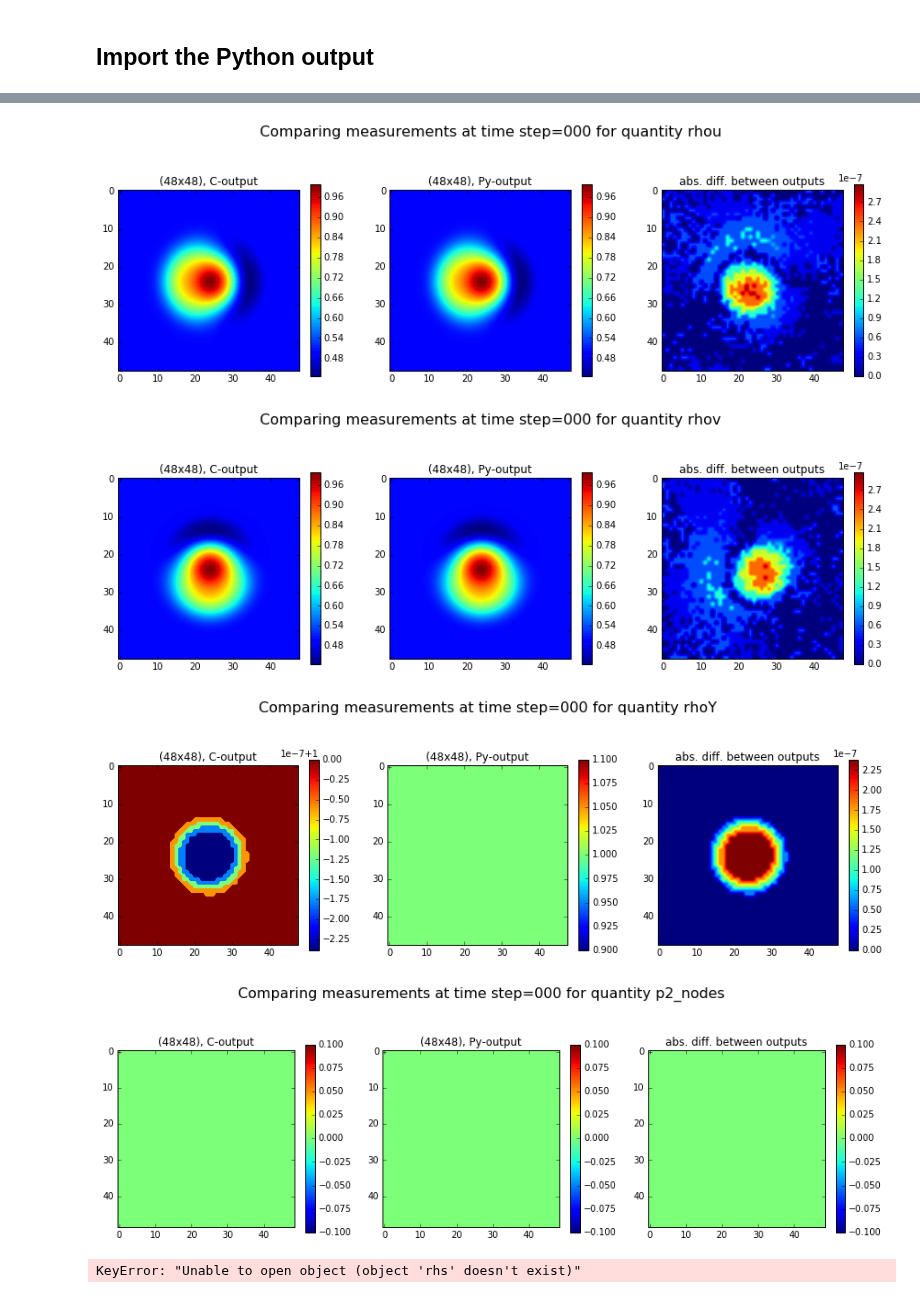
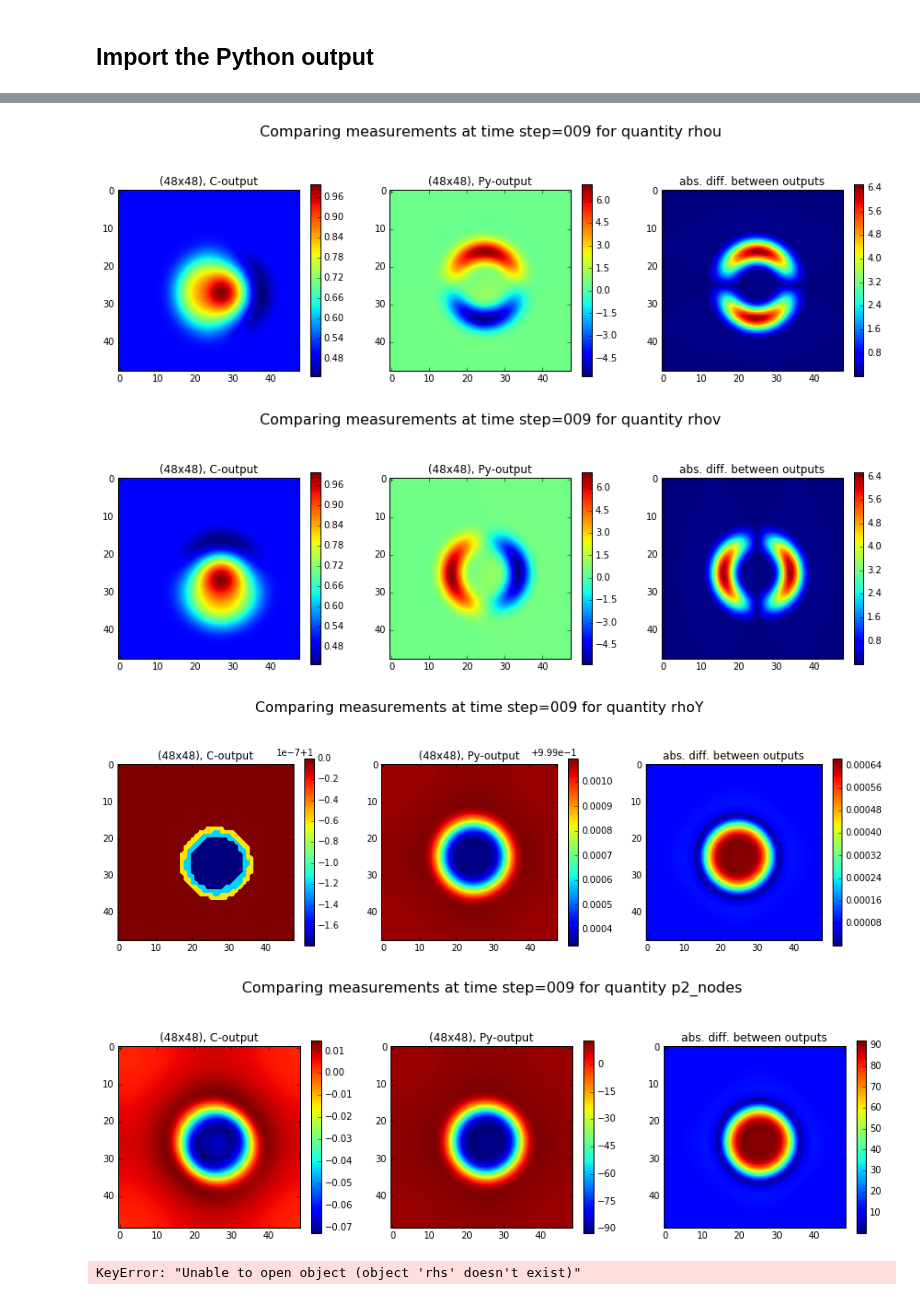
Before and after one commit to ray-chew/pyBELLA, a Jupyter notebook: RKLM_Reference/hdf4-5_converter_viewer.ipynb, the cells around one changed output, grey strips where cells are left out. Saved outputs shown, nothing was run; the diff lists cells and outputs as text; code cells hidden in the pictures.

```diff
--- a/RKLM_Reference/hdf4-5_converter_viewer.ipynb
+++ b/RKLM_Reference/hdf4-5_converter_viewer.ipynb
@@ -85,22 +90,15 @@ def convert_c(time,base_suffix,debug=False):
 
 Import the test case arrays from the c-output.
 # %%
-def import_c(string_h5):
+def import_c(string_h5, full_path, tag):
     # manually specific folder names
     test_cases_folders = ['p2_c', 'dp2_nodes', 'p', 'p2_nodes', 'rho', 'rhoY', 'rhoe', 'rhou', 'rhov', 'rhow', 'u', 'vortz', 'dpdim', 'T', 'dT', 'Y', 'dY', 'dp2_c']
-    # test_cases_folders += ['debug', 'debug', 'debug']
-
-    # test_cases_folders += ['rhs']
-    # test_cases_folders += ['buoy']
 
     # and filenames
     test_cases_names = ['p2_c', 'dp2_n', 'p', 'p2_n', 'rho', 'rhoY', 'rhoe', 'rhou', 'rhov', 'rhow', 'u', 'vortz', 'dpdim', 'T', 'dT', 'Y', 'dY', 'dp2_c']
 
-    # test_cases_names += ['rhs']
-    # test_cases_names += ['buoy']
-
-    if time == '001' or time == '005':
-        test_cases_folders += ['flux_x','flux_y']
+    if tag == 'before_advect' or tag == 'after_half_step':
+        test_cases_folders += ['rhoYu','rhoYv']
         test_cases_names += ['rhoYu', 'rhoYv']
 
     # if time == t_label + '_' + 'after_ebnaimp':
@@ -151,7 +149,9 @@ def py_out(py_dataset,time=label):
     return pyfile[str(py_dataset)][str(py_dataset)+time][:]
 
 def get_filename(grid_x,grid_y,size,end_time,suffix):
-    return "output_travelling_vortex_ensemble=" + str(size) + "_" + str(grid_x) + "_" + str(grid_y) + "_" + str(end_time) + suffix + ".h5"
+    fn = "output_travelling_vortex_ensemble=%i_%i_%i_%.1f_%s.h5" %(size,grid_x,grid_y,end_time,suffix)
+    return fn
+#     return "output_travelling_vortex_ensemble=" + str(size) + "_" + str(grid_x) + "_" + str(grid_y) + "_" + str(end_time) + suffix + ".h5"
 
 def get_path(filename):
     return py_directory + filename
@@ -197,15 +197,19 @@ def diff_plot(py_arr,c_arr,time,att):
     fig.suptitle(r'Comparing measurements at time step=%.3d for quantity %s' %(time,att), fontsize='16')
     plt.show()
 # %%
-py_time = 0
+py_time = 9
 
-tag = 'before_advect'
+typ = 'COMP'
+# typ = 'PI'
+
+tag = 'ic'
+# tag = 'before_advect'
 # tag = 'after_advect'
 # tag = 'after_ebnaexp'
 tag = 'after_ebnaimp'
-# tag = 'after_half_step'
-# tag = 'after_efna'
-tag = 'after_full_advect'
+tag = 'after_half_step'
+tag = 'after_efna'
+# tag = 'after_full_advect'
 # tag = 'after_full_ebnaexp'
 # tag = 'after_full_step'
 
@@ -231,15 +235,18 @@ base_suffix = '_travelling_vortex_3d_48_with_initial_projection/'
 py_directory = "../"
 py_directory += "output_travelling_vortex/"
 
-string_h5 = convert_c(time,base_suffix)
-c = import_c(string_h5)
+string_h5, full_path = convert_c(time,base_suffix,typ,tag)
+c = import_c(string_h5, full_path,tag)
 
 grid_x = 48
 grid_y = 48
 ref_size = 1
 end_time = 1.0
 
-py_filename_ref = get_filename(grid_x, grid_y, ref_size, end_time, "")
+if typ == 'COMP': suffix = 'comp'
+if typ == 'PI': suffix = 'psinc'
+
+py_filename_ref = get_filename(grid_x, grid_y, ref_size, end_time, suffix)
 py_path = get_path(py_filename_ref)
 
 atts = ['rho',
@@ -247,9 +254,10 @@ atts = ['rho',
           'rhov',
           'rhoY',
           'p2_nodes',
-#         'rhoYu',
-#         'rhoYv'
          ]
+
+if tag == 'before_advect' or tag == 'after_half_step':
+    atts += ['rhoYu', 'rhoYv']
 
 # py_arr = ensemble_test_case(py_time,py_path,1,'p2_nodes',tag)
 # c_arr = c.p2_nodes
@@ -265,7 +273,7 @@ for att in atts:
-[figure, old version]
+[figure, new version]
-[figure, old version]
+[figure, new version]
-[figure, old version]
+[figure, new version]
-[figure, old version]
+[figure, new version]
 # %%
 py_directory = "../"
 py_directory += "output_travelling_vortex/"
```
Also changed, not shown: parts of 3 cells of this notebook, 3 other files.
